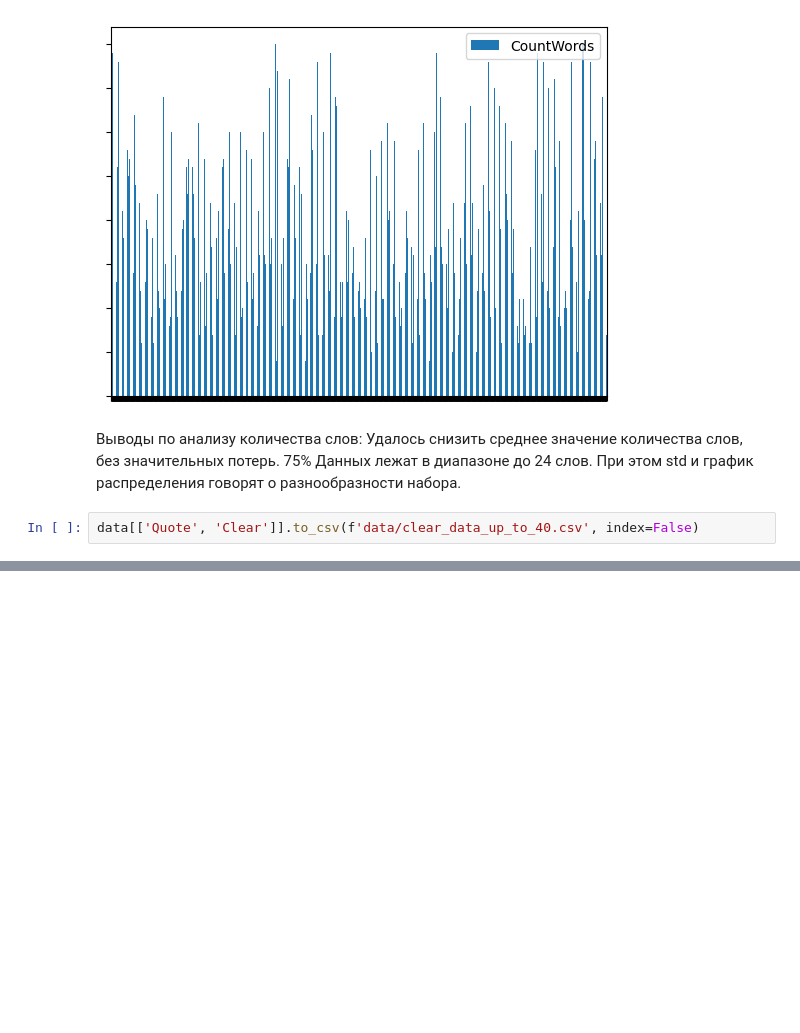
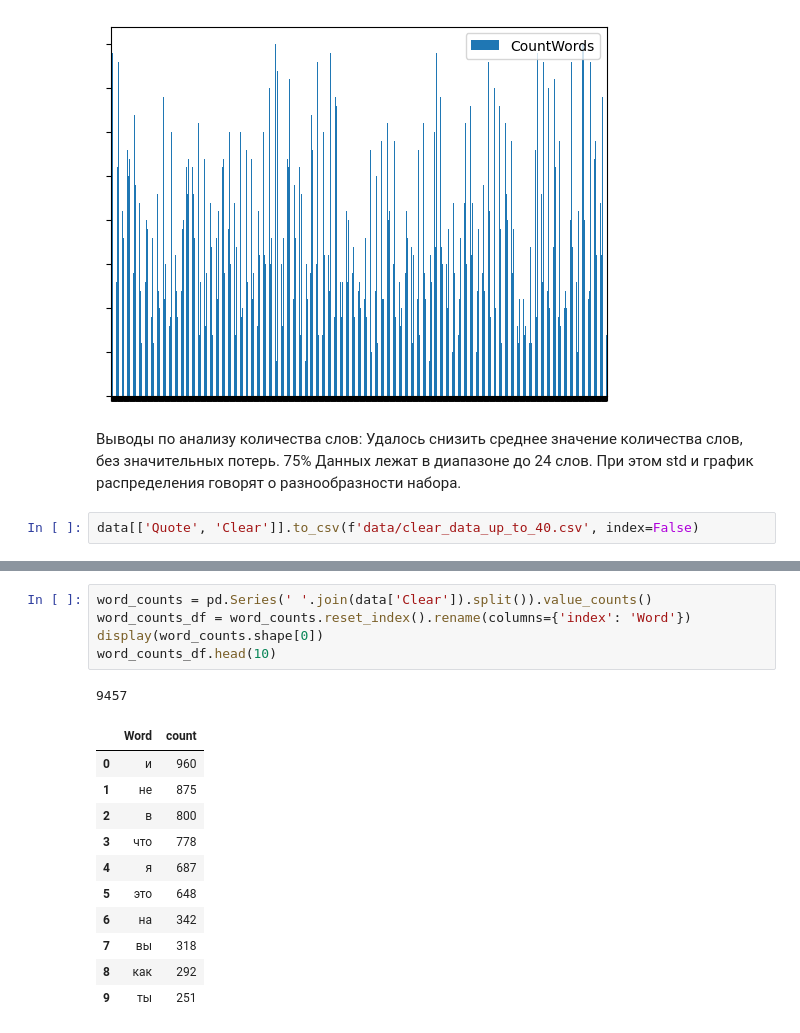
Before and after one commit to 0neF0rA11/ChatBot, a Jupyter notebook: prototype.ipynb, the cells around one changed output, grey strips where cells are left out. Saved outputs shown, nothing was run; the diff lists cells and outputs as text; blank space fills up the shorter version.

```diff
--- a/prototype.ipynb
+++ b/prototype.ipynb
@@ -210,0 +223,18 @@ data[['Quote', 'Clear']].to_csv(f'data/clear_data_up_to_40.csv', index=False)
+# %%
+word_counts = pd.Series(' '.join(data['Clear']).split()).value_counts()
+word_counts_df = word_counts.reset_index().rename(columns={'index': 'Word'})
+display(word_counts.shape[0])
+word_counts_df.head(10)
+# %% [output]
+9457
+|  | Word | count |
+| 0 | и | 960 |
+| 1 | не | 875 |
+| 2 | в | 800 |
+| 3 | что | 778 |
+| 4 | я | 687 |
+| 5 | это | 648 |
+| 6 | на | 342 |
+| 7 | вы | 318 |
+| 8 | как | 292 |
+| 9 | ты | 251 |
```
Also changed, not shown: parts of 9 cells of this notebook.
